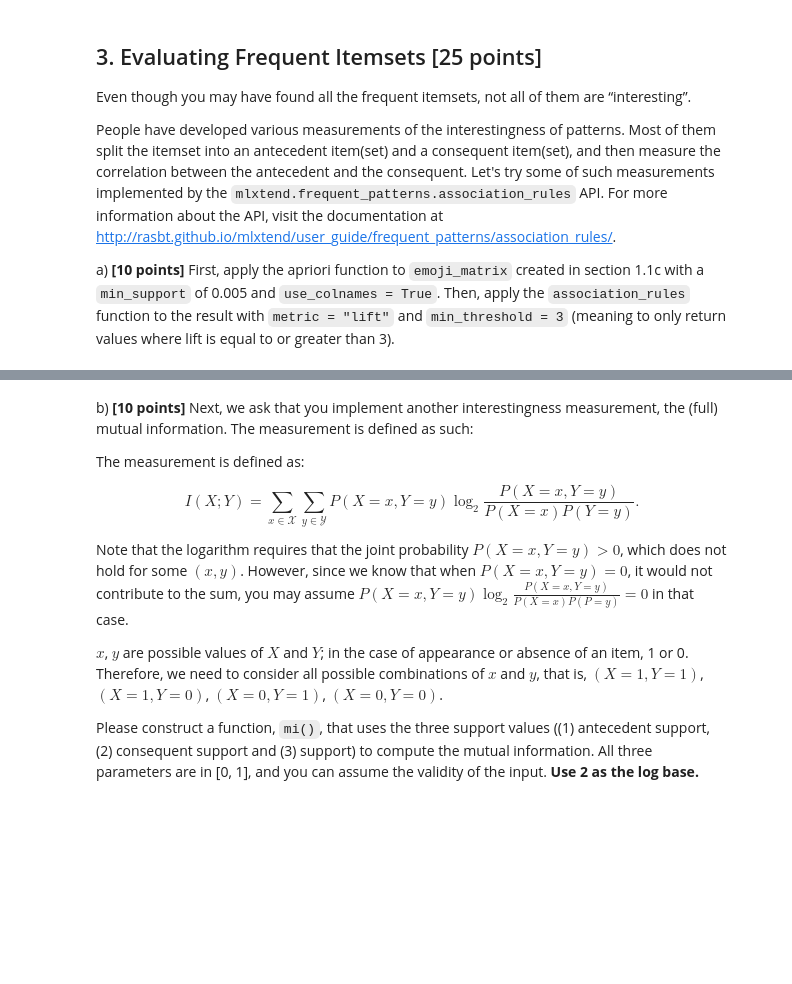
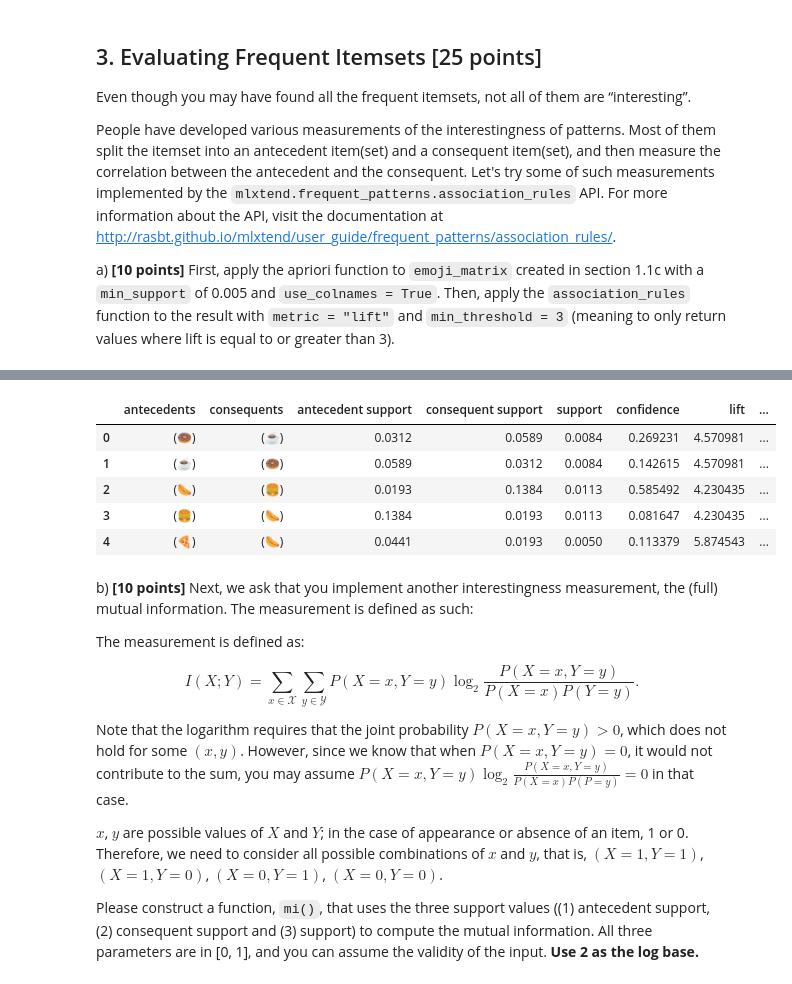
Before and after one commit to NakaFrozn/SI671, a Jupyter notebook: hw1/SI671_HW1-template-1.ipynb, the cells around one changed output, grey strips where cells are left out. Cells and saved outputs as stored; diff of their text form; code cells hidden in the pictures; blank space fills up the shorter version.

```diff
--- a/hw1/SI671_HW1-template-1.ipynb
+++ b/hw1/SI671_HW1-template-1.ipynb
@@ -291,6 +357,7 @@ a) **[10 points]** First, apply the apriori function to `emoji_matrix` created i
 # %%
 emoji_frequent_itemsets = None
 # ANSWER - Part 1: apply apriori
+emoji_frequent_itemsets = apriori(emoji_matrix, min_support=0.005, use_colnames=True)
 
 # Display the results
 emoji_frequent_itemsets
@@ -297,10 +378,17 @@ emoji_frequent_itemsets
 # %%
 interestingness_measurements = None
 # ANSWER - apply association_rules
-
+interestingness_measurements = association_rules(emoji_frequent_itemsets, metric="lift", min_threshold=3)
 
 # You can uncommentize the line below to preview the results
-#interestingness_measurements.head()
+interestingness_measurements.head()
+# %% [output]
+|  | antecedents | consequents | antecedent support | consequent support | support | confidence | lift | ... |
+| 0 | (🍩) | (☕) | 0.0312 | 0.0589 | 0.0084 | 0.269231 | 4.570981 | ... |
+| 1 | (☕) | (🍩) | 0.0589 | 0.0312 | 0.0084 | 0.142615 | 4.570981 | ... |
+| 2 | (🌭) | (🍔) | 0.0193 | 0.1384 | 0.0113 | 0.585492 | 4.230435 | ... |
+| 3 | (🍔) | (🌭) | 0.1384 | 0.0193 | 0.0113 | 0.081647 | 4.230435 | ... |
+| 4 | (🍕) | (🌭) | 0.0441 | 0.0193 | 0.0050 | 0.113379 | 5.874543 | ... |
 # %% [markdown]
 b) **[10 points]** Next, we ask that you implement another interestingness measurement, the (full) mutual information. The measurement is defined as such:
 
```
Also changed, not shown: parts of 12 cells of this notebook.
